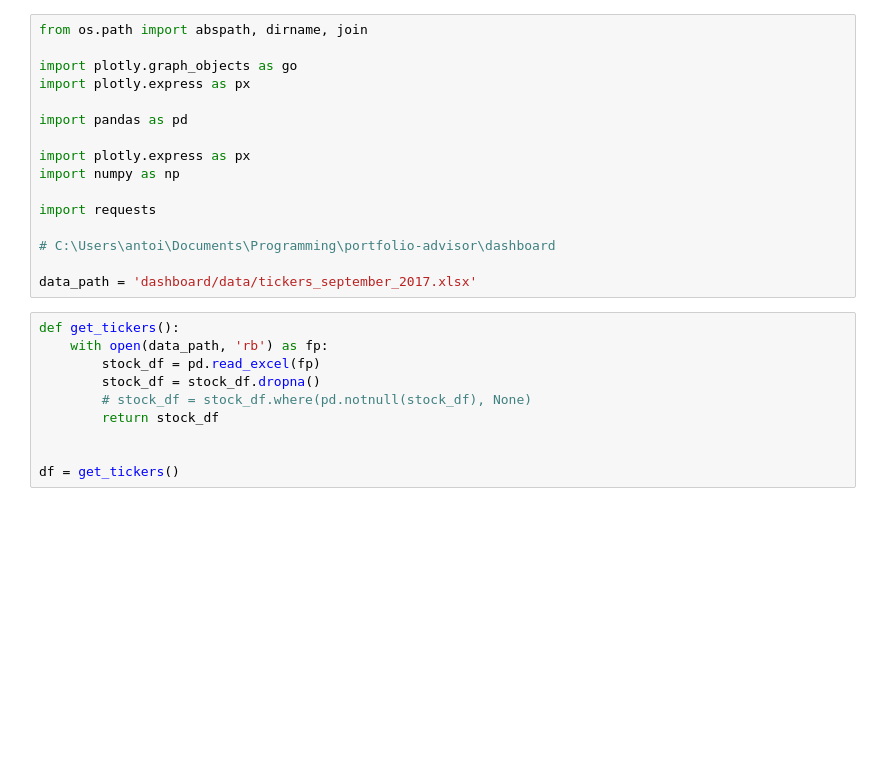
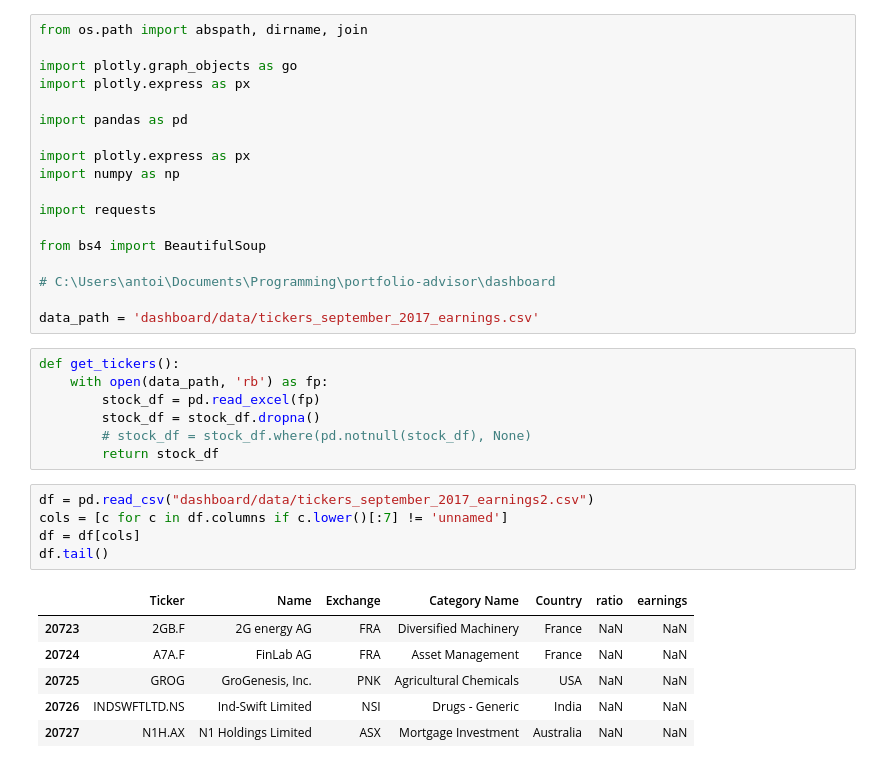
Before and after one commit to antoinecomp/portfolio-advisor, a Jupyter notebook: Graham.ipynb, the cells around one changed output. Drawn from its saved outputs; the diff is of its cells as text; blank space fills up the shorter version.

```diff
--- a/Graham.ipynb
+++ b/Graham.ipynb
@@ -11,9 +11,11 @@ import numpy as np
 
 import requests
 
+from bs4 import BeautifulSoup
+
 # C:\Users\antoi\Documents\Programming\portfolio-advisor\dashboard
 
-data_path = 'dashboard/data/tickers_september_2017.xlsx'
+data_path = 'dashboard/data/tickers_september_2017_earnings.csv'
 # %%
 def get_tickers():
     with open(data_path, 'rb') as fp:
@@ -21,6 +23,15 @@ def get_tickers():
         stock_df = stock_df.dropna()
         # stock_df = stock_df.where(pd.notnull(stock_df), None)
         return stock_df
-
-
-df = get_tickers()
+# %%
+df = pd.read_csv("dashboard/data/tickers_september_2017_earnings2.csv")
+cols = [c for c in df.columns if c.lower()[:7] != 'unnamed']
+df = df[cols]
+df.tail()
+# %% [output]
+|  | Ticker | Name | Exchange | Category Name | Country | ratio | earnings |
+| 20723 | 2GB.F | 2G energy AG | FRA | Diversified Machinery | France | NaN | NaN |
+| 20724 | A7A.F | FinLab AG | FRA | Asset Management | France | NaN | NaN |
+| 20725 | GROG | GroGenesis, Inc. | PNK | Agricultural Chemicals | USA | NaN | NaN |
+| 20726 | INDSWFTLTD.NS | Ind-Swift Limited | NSI | Drugs - Generic | India | NaN | NaN |
+| 20727 | N1H.AX | N1 Holdings Limited | ASX | Mortgage Investment | Australia | NaN | NaN |
```
Also changed, not shown: parts of 31 cells of this notebook, 13 other files.
